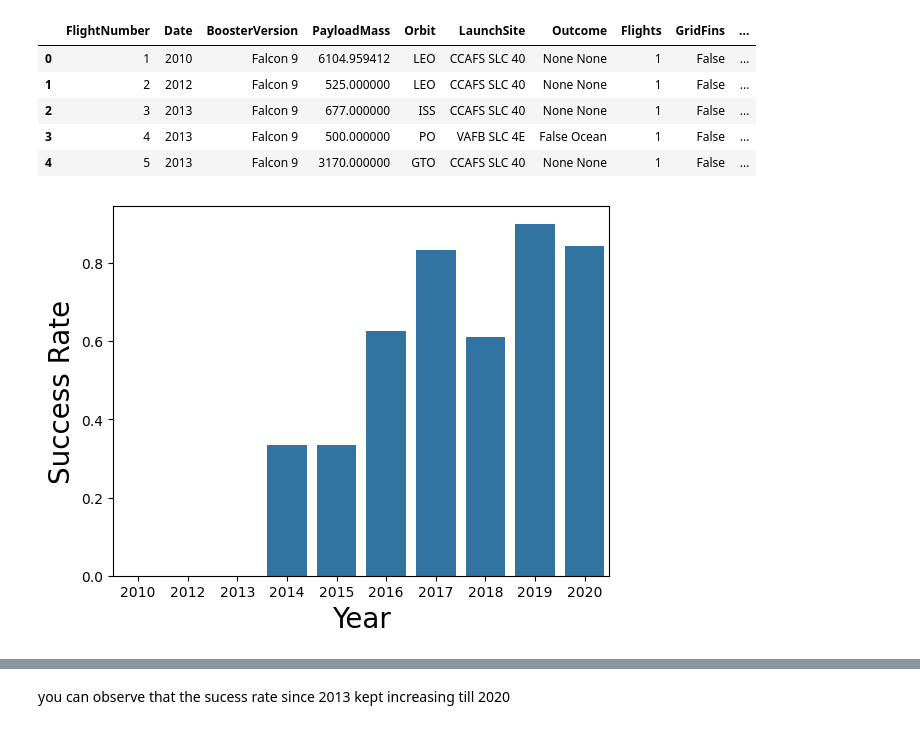
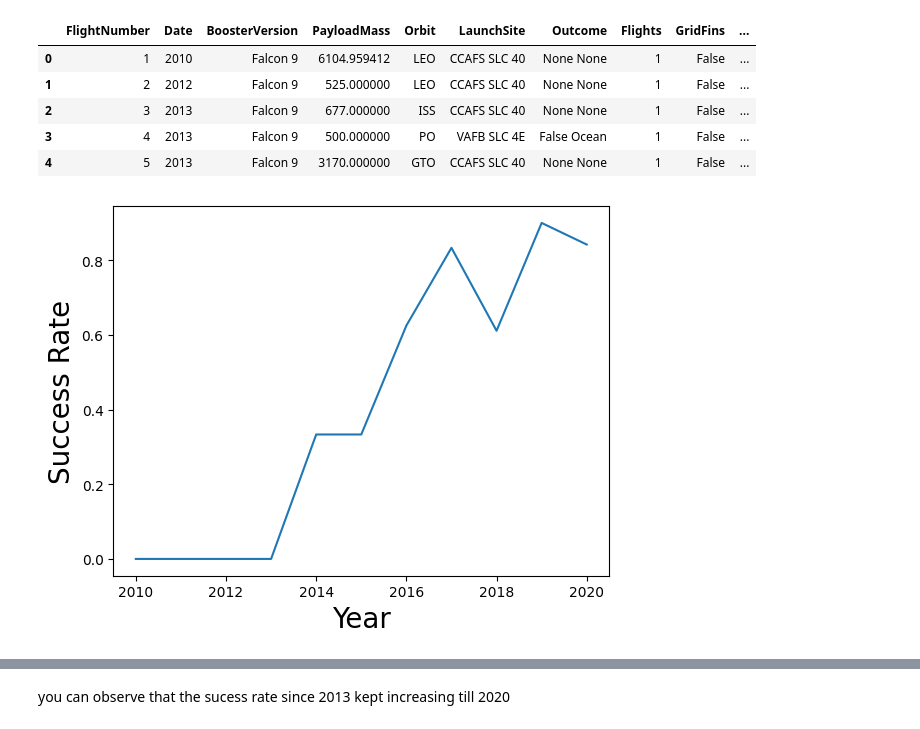
Before and after one commit to pramhanggoro/IBM_Capstone_2, a Jupyter notebook: edadataviz.ipynb, the cells around one changed output, grey strips where cells are left out. Cells and saved outputs as stored; diff of their text form; code cells hidden in the pictures.

```diff
--- a/edadataviz.ipynb
+++ b/edadataviz.ipynb
@@ -62,13 +56,12 @@ please provide us feedback at https://github.com/pandas-dev/pandas/issues/54466
 # %% [markdown]
 First, let's read the SpaceX dataset into a Pandas dataframe and print its summary
 # %%
-from js import fetch
-import io
+url = "https://cf-courses-data.s3.us.cloud-object-storage.appdomain.cloud/IBM-DS0321EN-SkillsNetwork/datasets/dataset_part_2.csv"
+df = pd.read_csv(url)
 
-URL = "https://cf-courses-data.s3.us.cloud-object-storage.appdomain.cloud/IBM-DS0321EN-SkillsNetwork/datasets/dataset_part_2.csv"
-resp = await fetch(URL)
-dataset_part_2_csv = io.BytesIO((await resp.arrayBuffer()).to_py())
-df=pd.read_csv(dataset_part_2_csv)
+# Option 2 — if you downloaded the file locally, use the file name instead
+# df = pd.read_csv("dataset_part_2.csv")
+
 df.head(5)
 # %% [output]
 |  | FlightNumber | Date | BoosterVersion | PayloadMass | Orbit | LaunchSite | Outcome | Flights | GridFins | ... |
@@ -201,12 +187,12 @@ df.head()
 # %%
 # Plot a line chart with x axis to be the extracted year and y axis to be the success rate
 success_rate1 = df.groupby('Date')['Class'].mean().reset_index()
 #success_rate1 = success_rate1[:,0].astype("float")
-sns.barplot(x='Date', y='Class', data=success_rate1)
+sns.lineplot(x='Date', y='Class', data=success_rate1)
 plt.xlabel("Year", fontsize=20)
 plt.ylabel("Success Rate", fontsize=20)
 plt.show()
 # %% [output]
-[figure, old version]
+[figure, new version]
 # %%
 success_rate1
```
Also changed, not shown: parts of 10 cells of this notebook.
